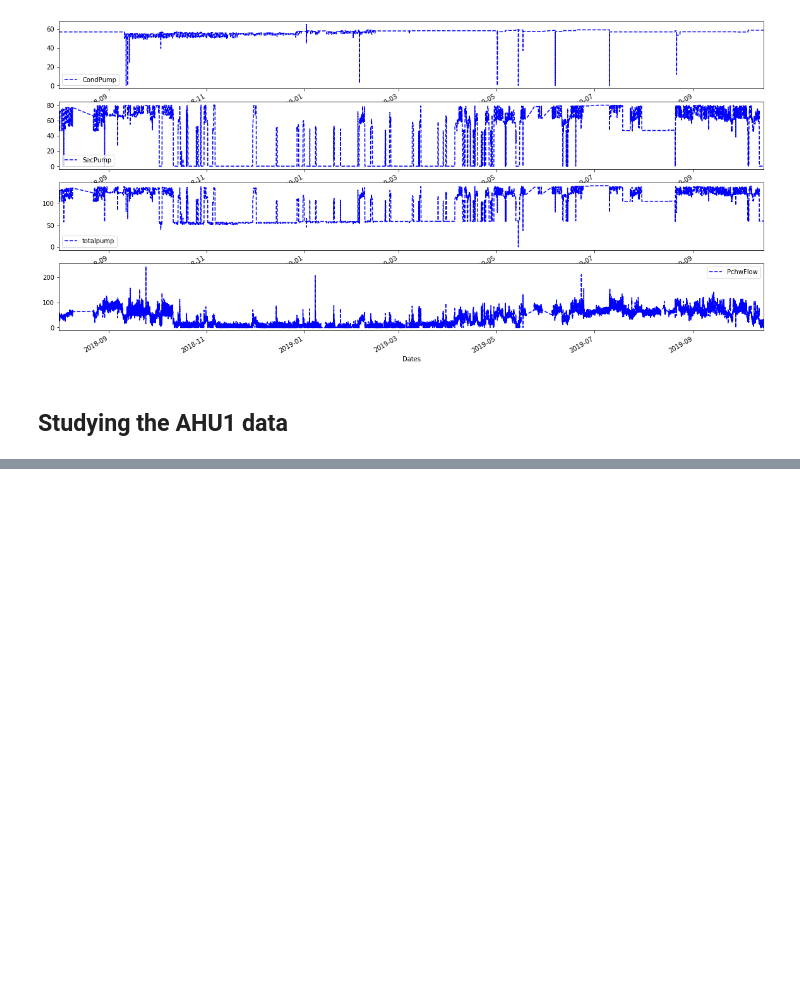
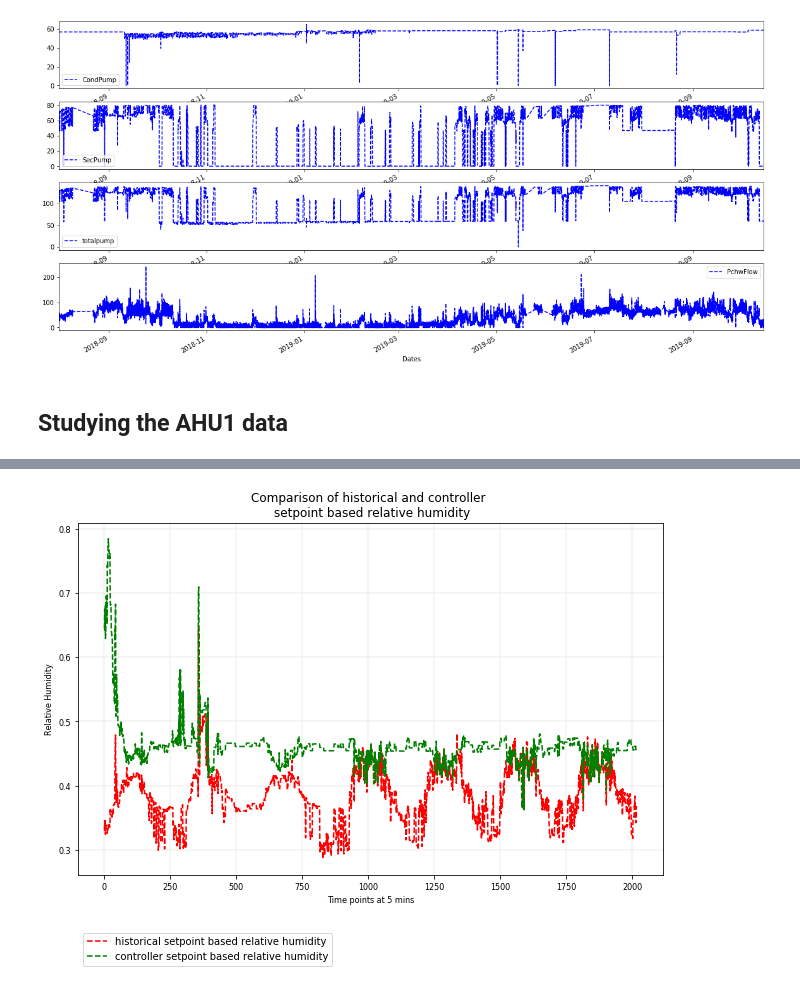
Before and after one commit to AvisekNaug/ahu_hybrid_control, a Jupyter notebook: Testing Code Snippets.ipynb, the cells around one changed output, grey strips where cells are left out. Cells and saved outputs as stored; diff of their text form; code cells hidden in the pictures; blank space fills up the shorter version.

```diff
--- a/Testing Code Snippets.ipynb
+++ b/Testing Code Snippets.ipynb
@@ -214,0 +209,6 @@ oat_vs_set_point_plot('./RL_data/oat.txt',
+# %%
+relhumplot('./RL_data/rht_out_rh.txt',
+           './RL_data/rht_out_rh_hist.txt',
+           './RL_data/', period=1)
+# %% [output]
+[figure, added]
```
Also changed, not shown: parts of 4 cells of this notebook, 2 other files.
